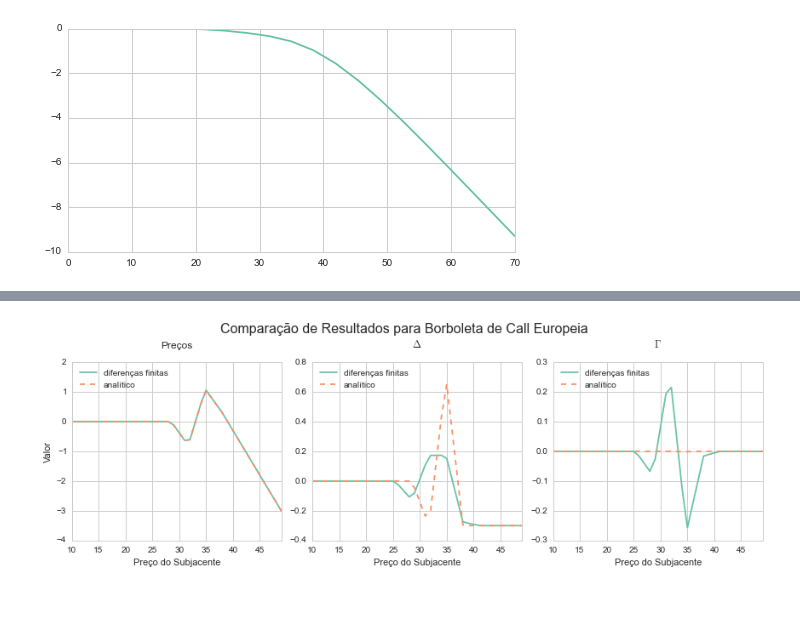
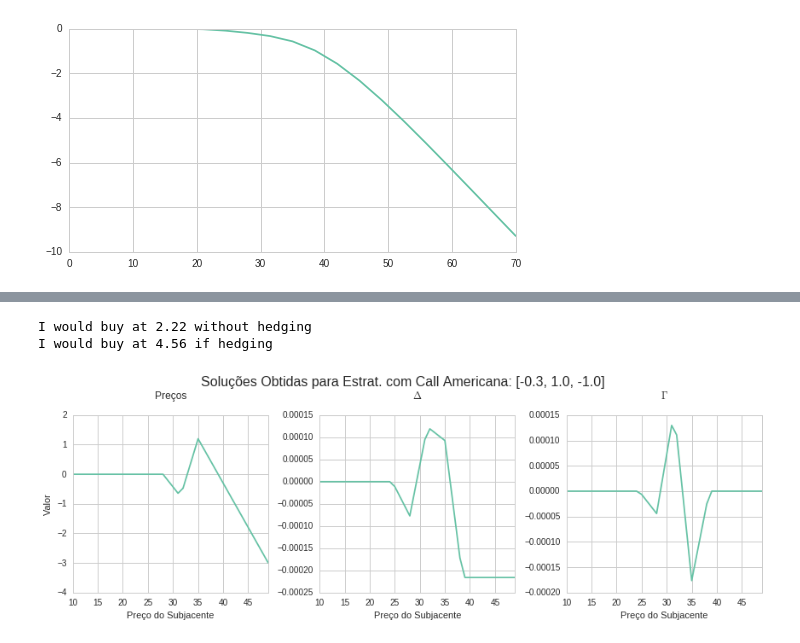
Before and after one commit to ucaiado/FiniteDifference_Pricing, a Jupyter notebook: tests.ipynb, the cells around one changed output, grey strips where cells are left out. Saved outputs shown, nothing was run; the diff lists cells and outputs as text; code cells hidden in the pictures; blank space fills up the shorter version.

```diff
--- a/tests.ipynb
+++ b/tests.ipynb
@@ -692,5 +809,13 @@ Wall time: 143 ms
+# %%
+f1 = my_uvmoption.get_middle_price(f_S0, na_V0, d['f_expiration'])
+f2 = my_uvmoption2.get_middle_price(f_S0, na_V0, d['f_expiration'])
+print "I would buy at {:0.2f} without hedging".format(f1)
+print "I would buy at {:0.2f} if hedging".format(f2)
+# %% [output]
+I would buy at 2.22 without hedging
+I would buy at 4.56 if hedging
 # %%
 l_prices = np.arange(10., 50., 1.)
-my_option.compare_to_analytical_solutions(l_prices, d_param['f_time'])
+my_uvmoption2.plot_all_solutions(l_prices)
 # %% [output]
-[figure, old version]
+[figure, new version]
```
Also changed, not shown: parts of 54 cells of this notebook, 1 other file.
